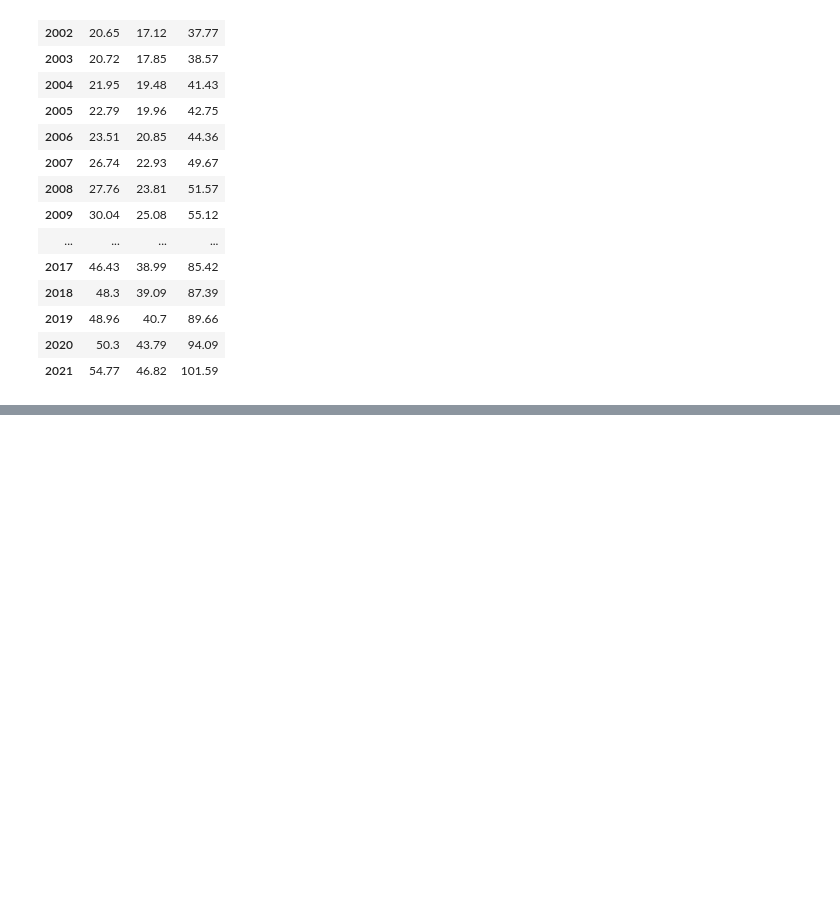
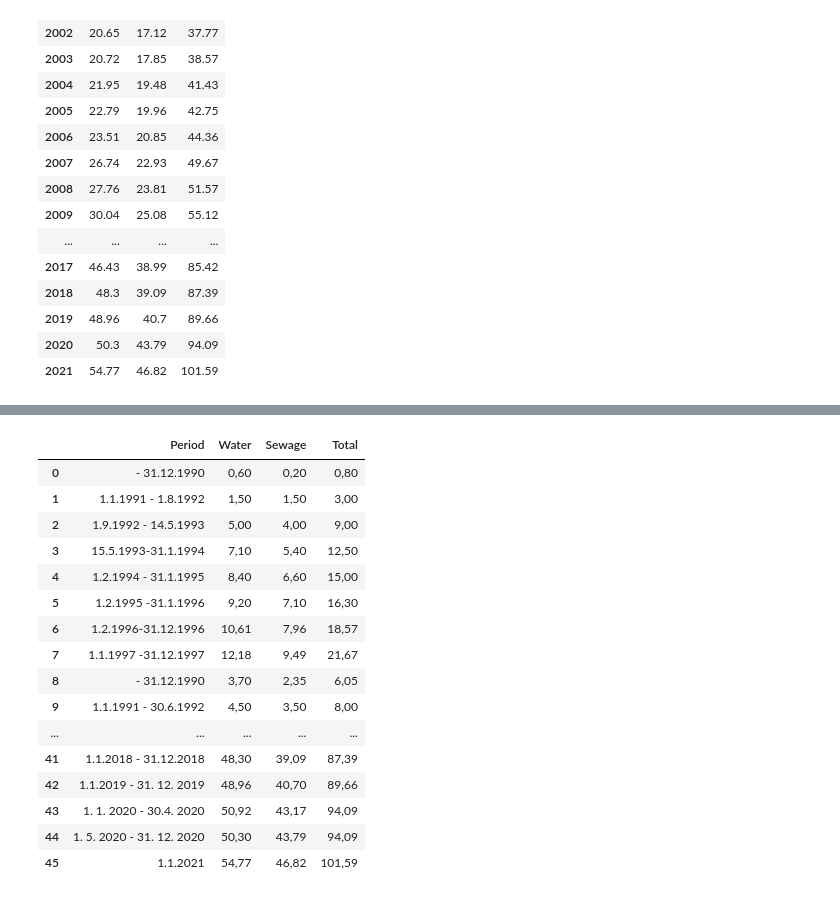
Before and after one commit to mtomcanyi/colab-public, a Jupyter notebook: GitHubIntegration.ipynb, the cells around one changed output, grey strips where cells are left out. Cells and saved outputs as stored; diff of their text form; code cells hidden in the pictures; blank space fills up the shorter version.

```diff
--- a/GitHubIntegration.ipynb
+++ b/GitHubIntegration.ipynb
@@ -186,0 +248,25 @@ sheetDF
+# %%
+dataOnlyDF = parsedDF.drop(columns="DeleteMe").drop([0,1])
+
+# reset index after dropping rows so it's easy
+# to inspect starting row position for the slice
+dataOnlyDF = dataOnlyDF.reset_index(drop=True)
+dataOnlyDF
+# %% [output]
+|  | Period | Water | Sewage | Total |
+| 0 | - 31.12.1990 | 0,60 | 0,20 | 0,80 |
+| 1 | 1.1.1991 - 1.8.1992 | 1,50 | 1,50 | 3,00 |
+| 2 | 1.9.1992 - 14.5.1993 | 5,00 | 4,00 | 9,00 |
+| 3 | 15.5.1993-31.1.1994 | 7,10 | 5,40 | 12,50 |
+| 4 | 1.2.1994 - 31.1.1995 | 8,40 | 6,60 | 15,00 |
+| 5 | 1.2.1995 -31.1.1996 | 9,20 | 7,10 | 16,30 |
+| 6 | 1.2.1996-31.12.1996 | 10,61 | 7,96 | 18,57 |
+| 7 | 1.1.1997 -31.12.1997 | 12,18 | 9,49 | 21,67 |
+| 8 | - 31.12.1990 | 3,70 | 2,35 | 6,05 |
+| 9 | 1.1.1991 - 30.6.1992 | 4,50 | 3,50 | 8,00 |
+| ... | ... | ... | ... | ... |
+| 41 | 1.1.2018 - 31.12.2018 | 48,30 | 39,09 | 87,39 |
+| 42 | 1.1.2019 - 31. 12. 2019 | 48,96 | 40,70 | 89,66 |
+| 43 | 1. 1. 2020 - 30.4. 2020 | 50,92 | 43,17 | 94,09 |
+| 44 | 1. 5. 2020 - 31. 12. 2020 | 50,30 | 43,79 | 94,09 |
+| 45 | 1.1.2021 | 54,77 | 46,82 | 101,59 |
```
Also changed, not shown: parts of 13 cells of this notebook.
